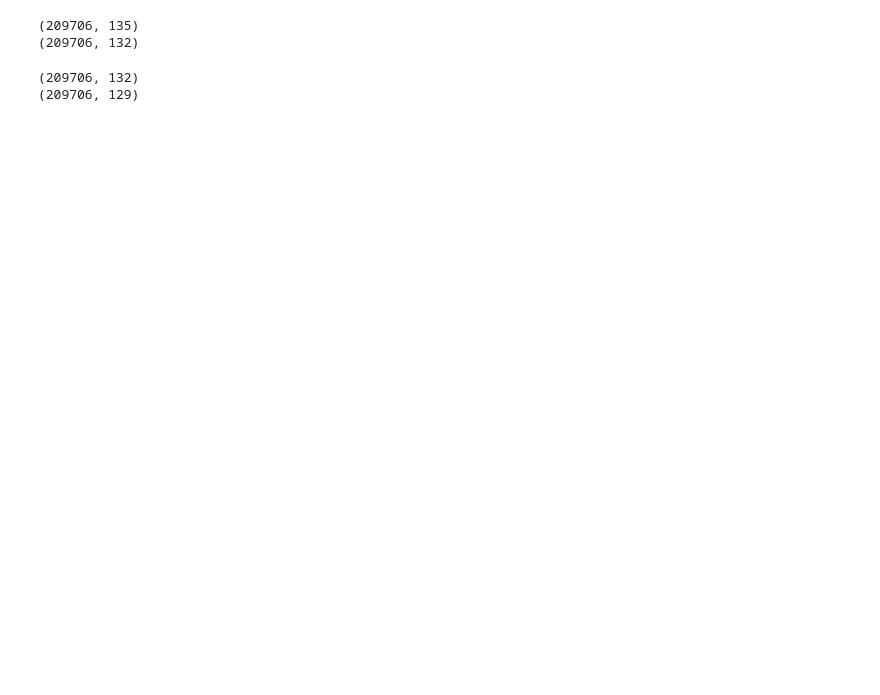
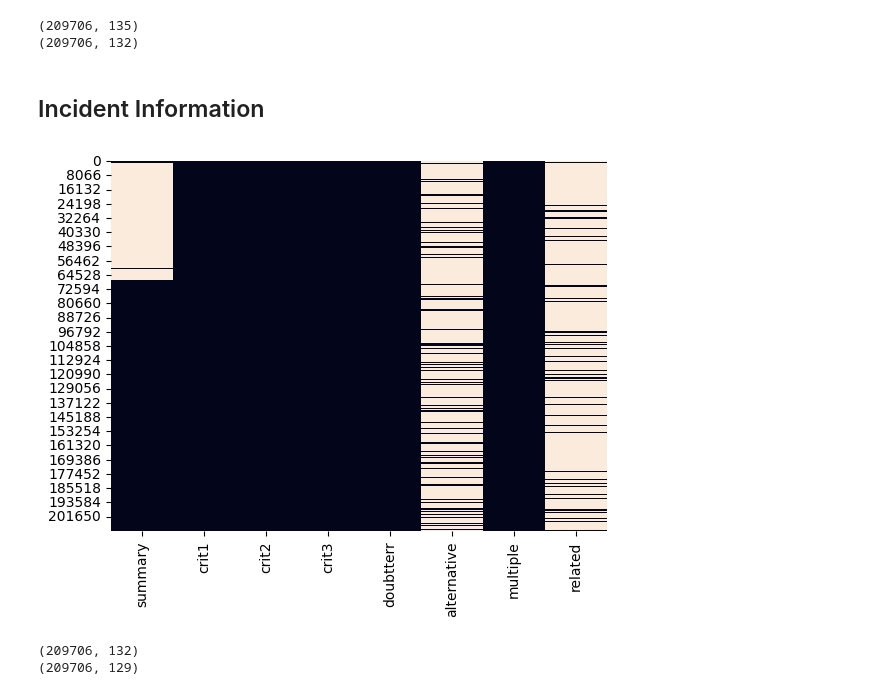
Before and after one commit to AndreasHansenAU/DataVizualizationProject, a Jupyter notebook: data_cleaning.ipynb, the cells around one changed output. Drawn from its saved outputs; the diff is of its cells as text; code cells hidden in the pictures; blank space fills up the shorter version.

```diff
--- a/data_cleaning.ipynb
+++ b/data_cleaning.ipynb
@@ -9,8 +28,11 @@ df_terror = pd.read_csv('src/data/globalterrorism_2020.csv', encoding=terror_enc
 # %%
 def clean_date(df):
-    df[df['imonth'] == 0] = None
-    df[df['iday'] == 0] = None
     df_cleaned = df.drop(columns=['approxdate', 'extended', 'resolution'])
+
+    # integer values
+    df_cleaned.loc[df_cleaned['imonth'] == 0, 'imonth'] = None
+    df_cleaned.loc[df_cleaned['iday'] == 0, 'iday'] = None
+
     return df_cleaned
 
 print(df_terror.shape)
@@ -19,6 +41,14 @@ print(df_terror.shape)
 # %% [output]
 (209706, 135)
 (209706, 132)
+# %% [markdown]
+## Incident Information
+# %%
+# missingness map
+columnnames_incident_information = ['summary', 'crit1', 'crit2', 'crit3', 'doubtterr', 'alternative', 'multiple', 'related']
+missingness_map(df_terror, columnnames_incident_information)
+# %% [output]
+[figure, added]
 # %%
 def clean_incident_information(df):
     df_cleaned = df.drop(columns=['doubtterr', 'alternative', 'alternative_txt'])
```
Also changed, not shown: parts of 36 cells of this notebook.
